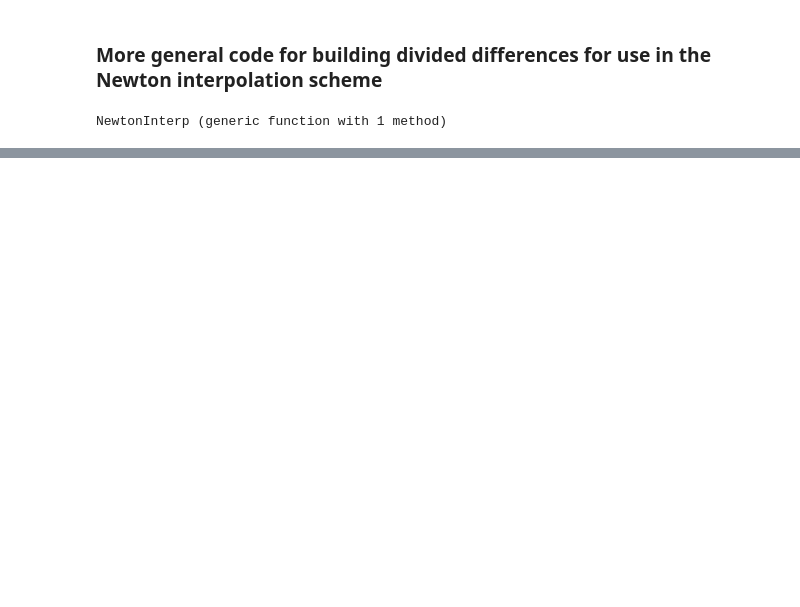
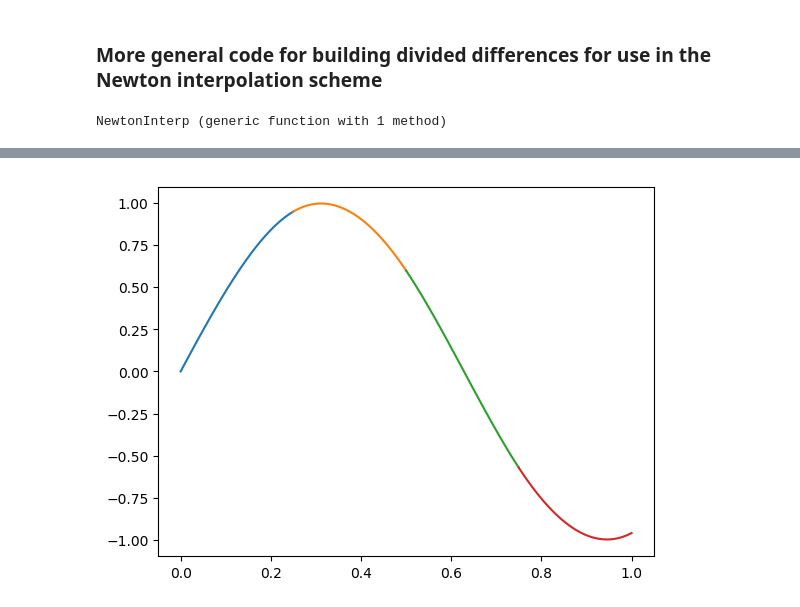
Before and after one commit to yhrtsai/M348-Fall-2017, a Jupyter notebook: Interpolation.ipynb, the cells around one changed output, grey strips where cells are left out. Cells and saved outputs as stored; diff of their text form; code cells hidden in the pictures; blank space fills up the shorter version.

```diff
--- a/Interpolation.ipynb
+++ b/Interpolation.ipynb
@@ -376,0 +544,25 @@ $$\phi_j(x) := e^{-\sigma |x-x_j|^2},~~~j=0,1,\cdots,N$$
+# %%
+using PyPlot
+
+#generate some data points
+
+f(x)=sin(5x)
+df(x)=5.0*cos(5x)
+
+x=linspace(0,1,5)
+h = x[2]-x[1]
+
+#the data points to interpolate are then:
+# (x[j], f(x[j]), df(x[j])), j=1,2,3,4,5
+
+#generate points used to plot the cubic Hermite interpolation
+t=linspace(0,1,25)
+
+#plotting the cubic Hermite interpolation piece-by-piece
+for i=1:length(x)-1
+    X=x[i]+t*h
+
+    plot(X, ( f(x[i])*H1.(t)+ df(x[i])*h*Hn1.(t) ) + (f(x[i+1])*H2.(t) +df(x[i+1])*h*Hn2.(t) )   )
+end
+# %% [output]
+[figure, added]
```
Also changed, not shown: parts of 18 cells of this notebook.
